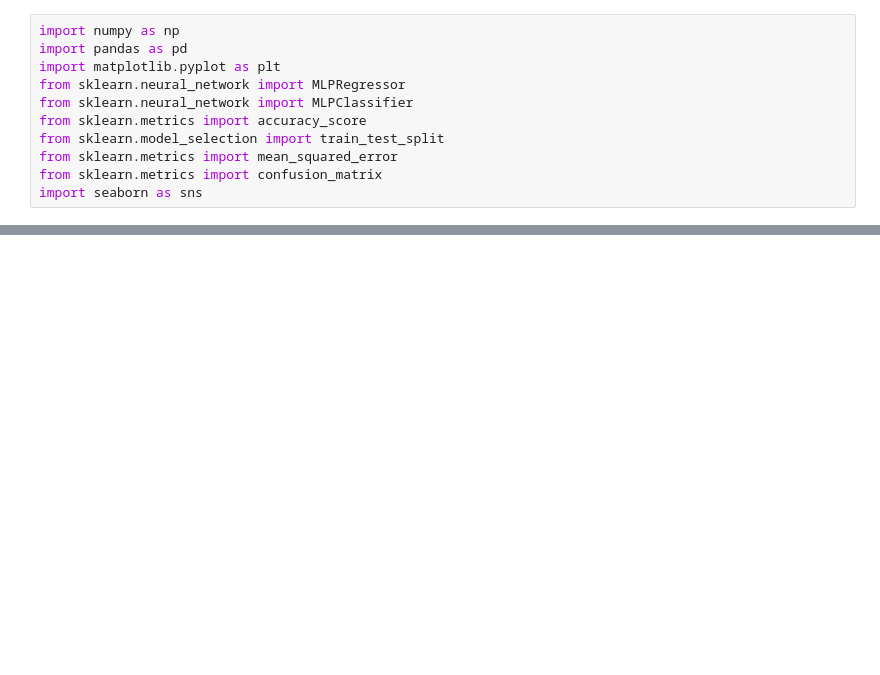
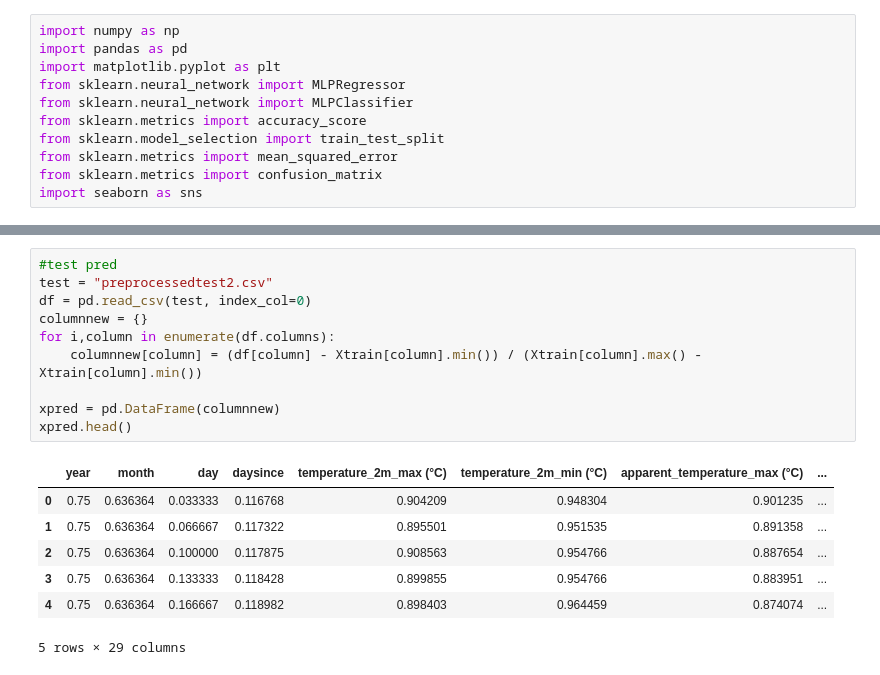
Before and after one commit to Alfadhils/DataVidia-Project, a Jupyter notebook: nn.ipynb, the cells around one changed output, grey strips where cells are left out. Drawn from its saved outputs; the diff is of its cells as text; blank space fills up the shorter version.

```diff
--- a/nn.ipynb
+++ b/nn.ipynb
@@ -17,0 +61,18 @@ X = df.drop(columns='rain_sum (mm)')
+# %%
+#test pred
+test = "preprocessedtest2.csv"
+df = pd.read_csv(test, index_col=0)
+columnnew = {}
+for i,column in enumerate(df.columns):
+    columnnew[column] = (df[column] - Xtrain[column].min()) / (Xtrain[column].max() - Xtrain[column].min())
+
+xpred = pd.DataFrame(columnnew)
+xpred.head()
+# %% [output]
+|  | year | month | day | daysince | temperature_2m_max (°C) | temperature_2m_min (°C) | apparent_temperature_max (°C) | ... |
+| 0 | 0.75 | 0.636364 | 0.033333 | 0.116768 | 0.904209 | 0.948304 | 0.901235 | ... |
+| 1 | 0.75 | 0.636364 | 0.066667 | 0.117322 | 0.895501 | 0.951535 | 0.891358 | ... |
+| 2 | 0.75 | 0.636364 | 0.100000 | 0.117875 | 0.908563 | 0.954766 | 0.887654 | ... |
+| 3 | 0.75 | 0.636364 | 0.133333 | 0.118428 | 0.899855 | 0.954766 | 0.883951 | ... |
+| 4 | 0.75 | 0.636364 | 0.166667 | 0.118982 | 0.898403 | 0.964459 | 0.874074 | ... |
+5 rows × 29 columns
```
Also changed, not shown: parts of 9 cells of this notebook, 4 other files.
